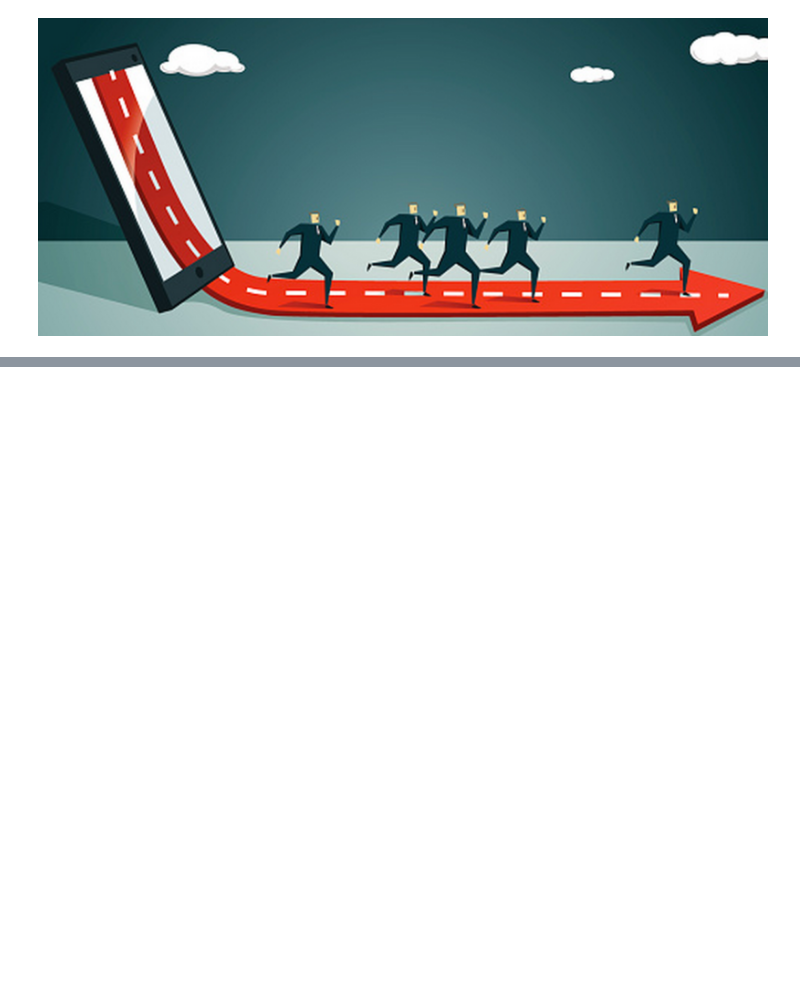
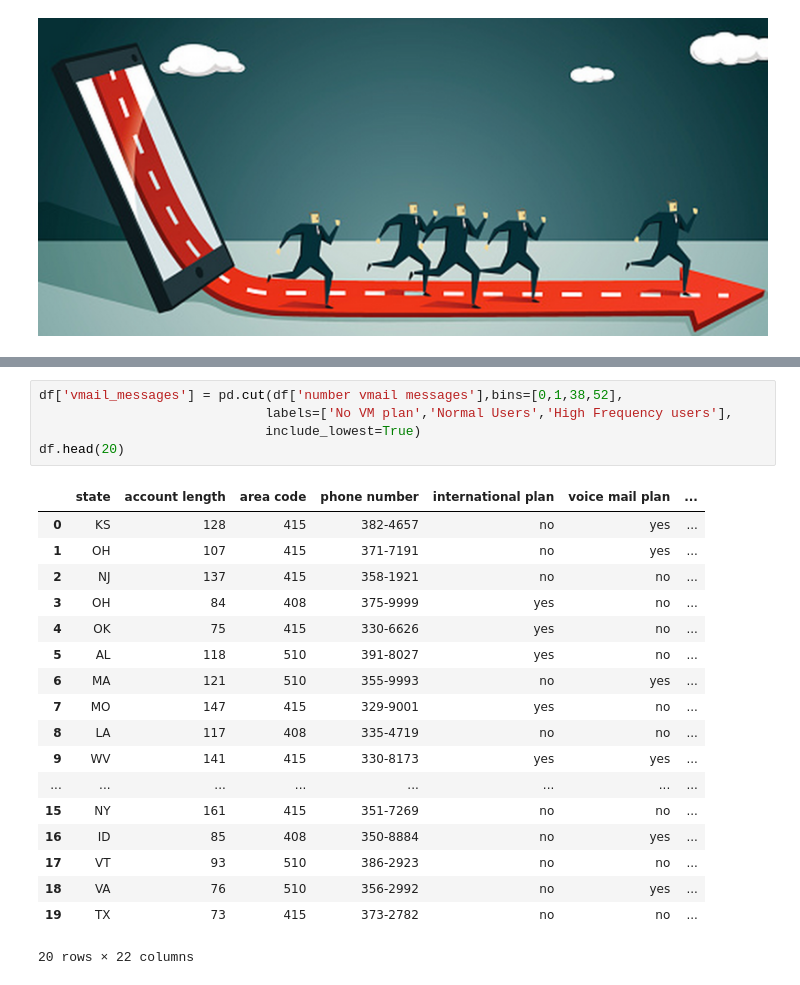
Before and after one commit to sunanda-debnath/Telecom_churn_analysis, a Jupyter notebook: Telecom_churn_analysis_minor.ipynb, the cells around one changed output, grey strips where cells are left out. Drawn from its saved outputs; the diff is of its cells as text; blank space fills up the shorter version.

```diff
--- a/Telecom_churn_analysis_minor.ipynb
+++ b/Telecom_churn_analysis_minor.ipynb
@@ -4,0 +236,24 @@
+# %%
+df['vmail_messages'] = pd.cut(df['number vmail messages'],bins=[0,1,38,52],
+                             labels=['No VM plan','Normal Users','High Frequency users'],
+                             include_lowest=True)
+df.head(20)
+# %% [output]
+|  | state | account length | area code | phone number | international plan | voice mail plan | ... |
+| 0 | KS | 128 | 415 | 382-4657 | no | yes | ... |
+| 1 | OH | 107 | 415 | 371-7191 | no | yes | ... |
+| 2 | NJ | 137 | 415 | 358-1921 | no | no | ... |
+| 3 | OH | 84 | 408 | 375-9999 | yes | no | ... |
+| 4 | OK | 75 | 415 | 330-6626 | yes | no | ... |
+| 5 | AL | 118 | 510 | 391-8027 | yes | no | ... |
+| 6 | MA | 121 | 510 | 355-9993 | no | yes | ... |
+| 7 | MO | 147 | 415 | 329-9001 | yes | no | ... |
+| 8 | LA | 117 | 408 | 335-4719 | no | no | ... |
+| 9 | WV | 141 | 415 | 330-8173 | yes | yes | ... |
+| ... | ... | ... | ... | ... | ... | ... | ... |
+| 15 | NY | 161 | 415 | 351-7269 | no | no | ... |
+| 16 | ID | 85 | 408 | 350-8884 | no | yes | ... |
+| 17 | VT | 93 | 510 | 386-2923 | no | no | ... |
+| 18 | VA | 76 | 510 | 356-2992 | no | yes | ... |
+| 19 | TX | 73 | 415 | 373-2782 | no | no | ... |
+20 rows × 22 columns
```
Also changed, not shown: parts of 47 cells of this notebook.
